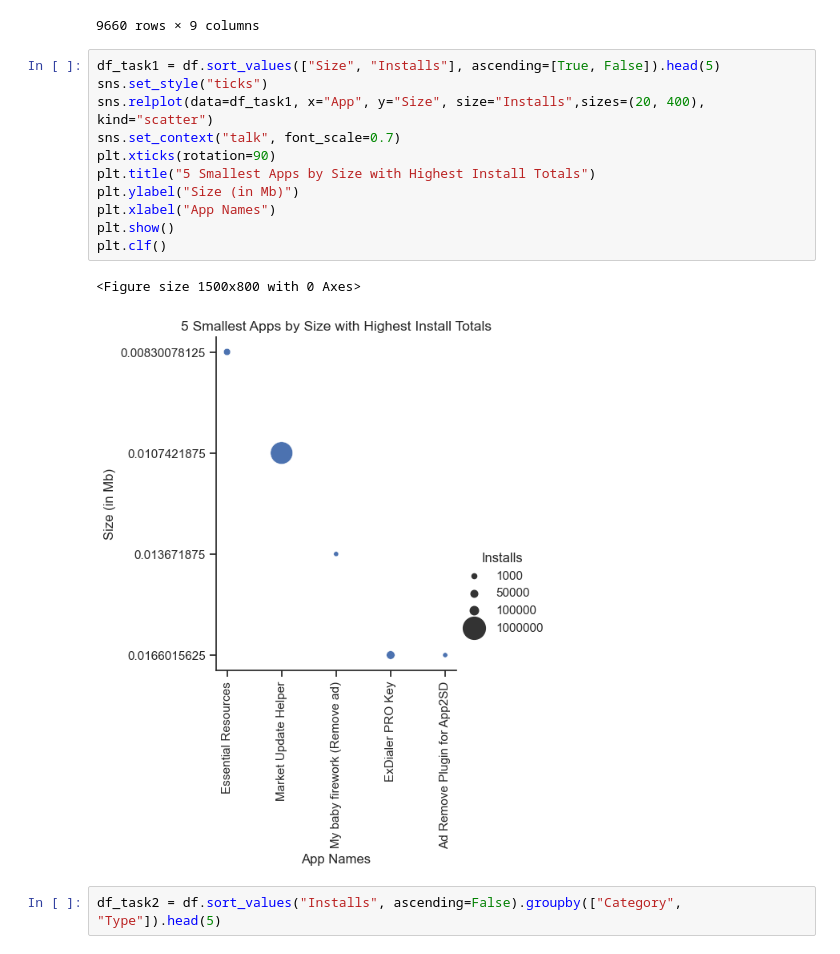
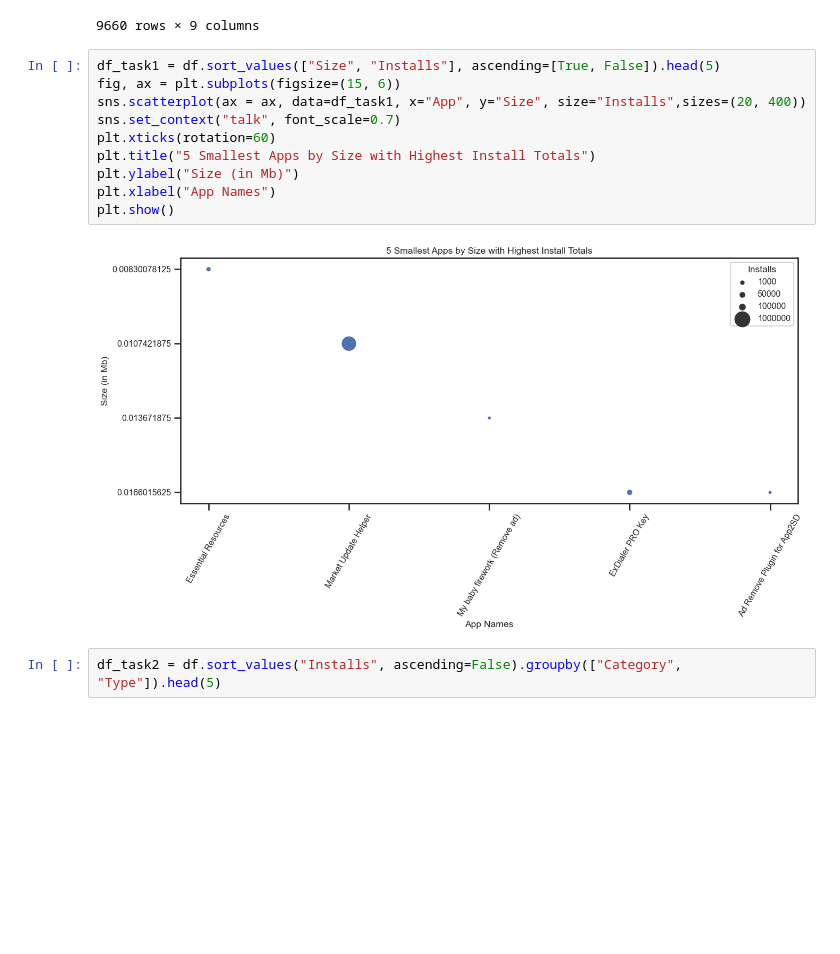
Before and after one commit to shalabajza/Develhope_Project_v2_team-2, a Jupyter notebook: Week 3/Week_3_Tasks_2_3_Emre.ipynb, the cells around one changed output. Drawn from its saved outputs; the diff is of its cells as text; blank space fills up the shorter version.

Commit message:
updates to plots

```diff
--- a/Week 3/Week_3_Tasks_2_3_Emre.ipynb
+++ b/Week 3/Week_3_Tasks_2_3_Emre.ipynb
@@ -22,18 +22,16 @@ df
 9660 rows × 9 columns
 # %%
 df_task1 = df.sort_values(["Size", "Installs"], ascending=[True, False]).head(5)
-sns.set_style("ticks")
-sns.relplot(data=df_task1, x="App", y="Size", size="Installs",sizes=(20, 400), kind="scatter")
+fig, ax = plt.subplots(figsize=(15, 6))
+sns.scatterplot(ax = ax, data=df_task1, x="App", y="Size", size="Installs",sizes=(20, 400))
 sns.set_context("talk", font_scale=0.7)
-plt.xticks(rotation=90)
+plt.xticks(rotation=60)
 plt.title("5 Smallest Apps by Size with Highest Install Totals")
 plt.ylabel("Size (in Mb)")
 plt.xlabel("App Names")
 plt.show()
-plt.clf()
 # %% [output]
-<Figure size 1500x800 with 0 Axes>
-[figure, old version]
+[figure, new version]
 # %%
 df_task2 = df.sort_values("Installs", ascending=False).groupby(["Category", "Type"]).head(5)
 # %%
```
Also changed, not shown: parts of 1 cell of this notebook.
